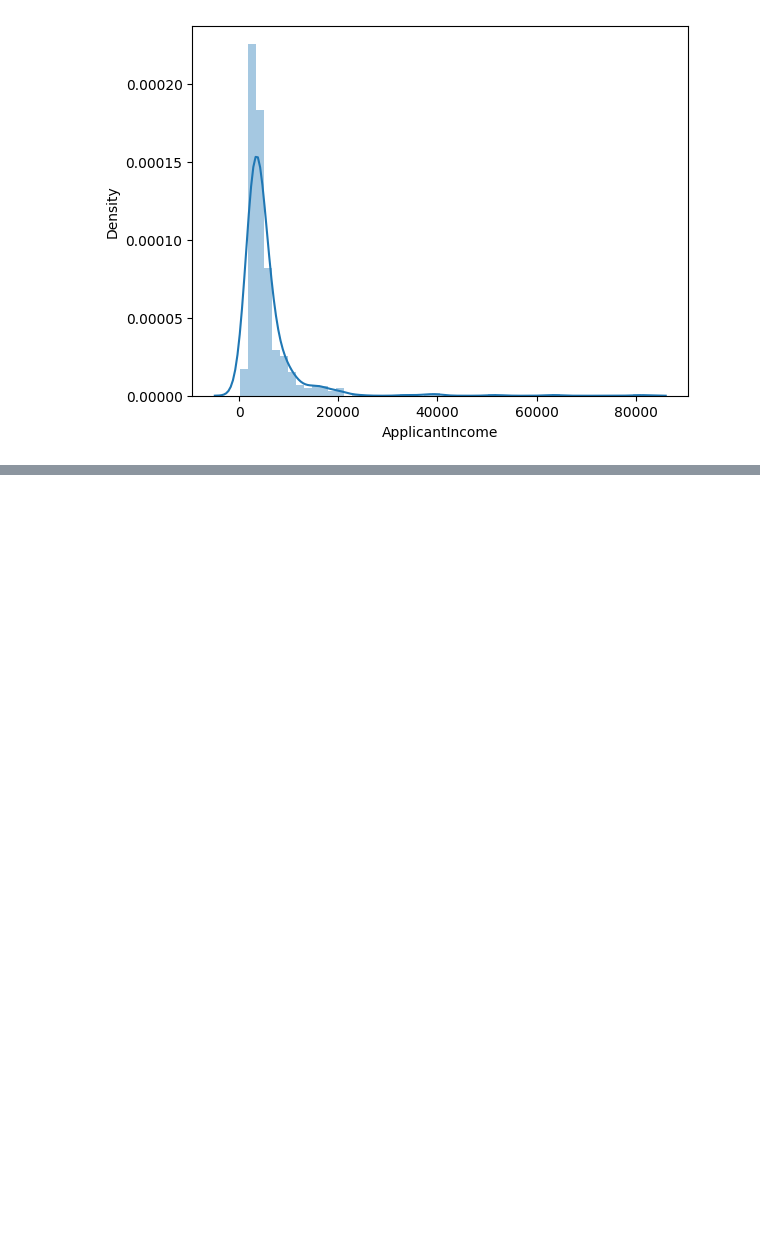
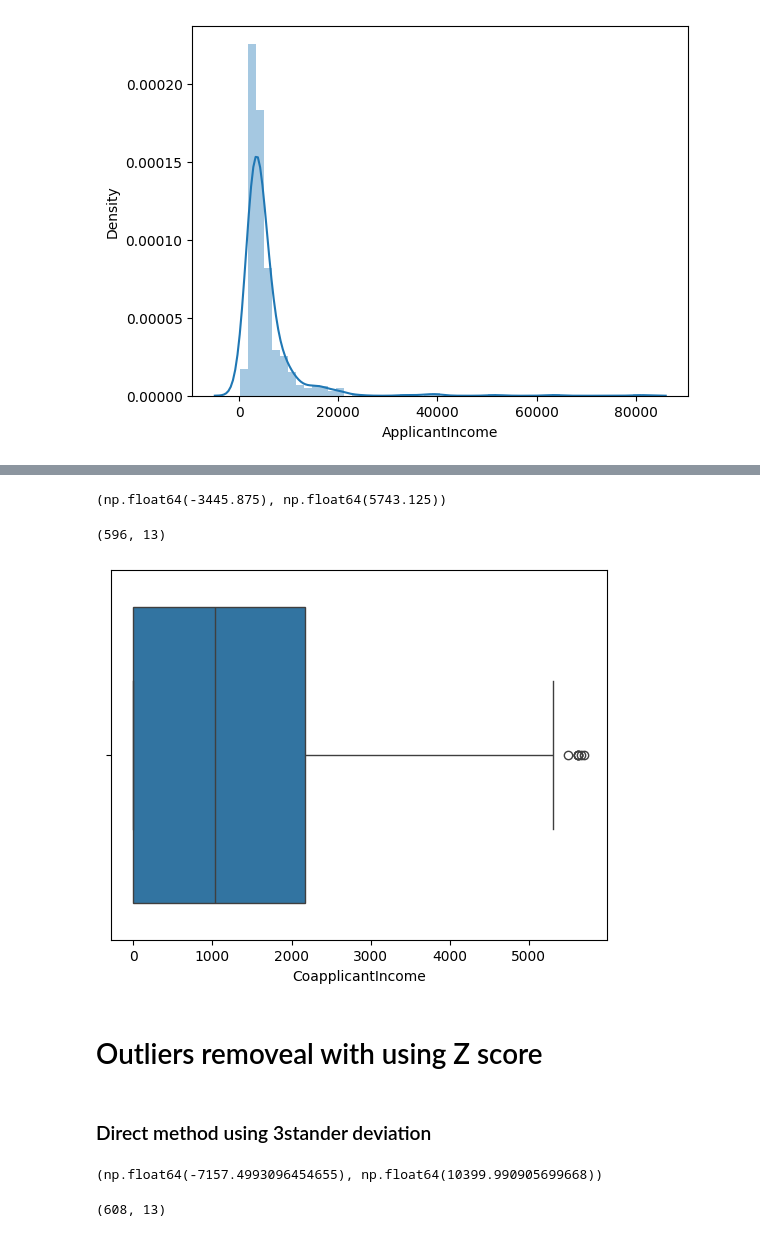
Before and after one commit to bhavsarsahil/Data_Anaylst_Practice, a Jupyter notebook: Data_Analyst_Practice/Data Cleanning Process/Outliers.ipynb, the cells around one changed output, grey strips where cells are left out. Drawn from its saved outputs; the diff is of its cells as text; code cells hidden in the pictures; blank space fills up the shorter version.

```diff
--- a/Data_Analyst_Practice/Data Cleanning Process/Outliers.ipynb
+++ b/Data_Analyst_Practice/Data Cleanning Process/Outliers.ipynb
@@ -69,0 +92,24 @@ https://gist.github.com/mwaskom/de44147ed2974457ad6372750bbe5751
+# %%
+q1 = dataset ['CoapplicantIncome'].quantile(0.25)
+q3 = dataset['CoapplicantIncome'].quantile(0.75)
+iqr = q3 - q1
+lower_bound = q1 - (1.5 * iqr)
+upper_bound = q3 + (1.5 * iqr)
+lower_bound,upper_bound
+# %% [output]
+(np.float64(-3445.875), np.float64(5743.125))
+# %%
+new_dataset = dataset[dataset["CoapplicantIncome"]< upper_bound ]
+# %%
+new_dataset.shape
+# %% [output]
+(596, 13)
+# %%
+sns.boxplot(x = "CoapplicantIncome", data=new_dataset)
+plt.show()
+# %% [output]
+[figure, added]
+# %% [markdown]
+# Outliers removeal with using Z score
+# %% [markdown]
+### Direct method using 3stander deviation
@@ -69,0 +119,4 @@ https://gist.github.com/mwaskom/de44147ed2974457ad6372750bbe5751
+# %%
+min_range,max_range
+# %% [output]
+(np.float64(-7157.4993096454655), np.float64(10399.990905699668))
@@ -69,0 +125,4 @@ https://gist.github.com/mwaskom/de44147ed2974457ad6372750bbe5751
+# %%
+new_dataset1.shape
+# %% [output]
+(608, 13)
```
Also changed, not shown: parts of 10 cells of this notebook.
